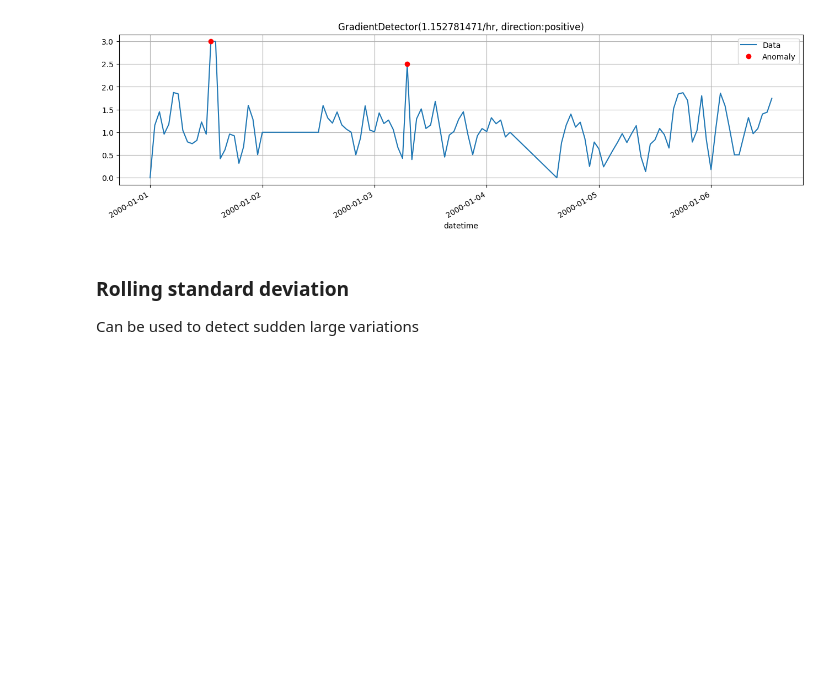
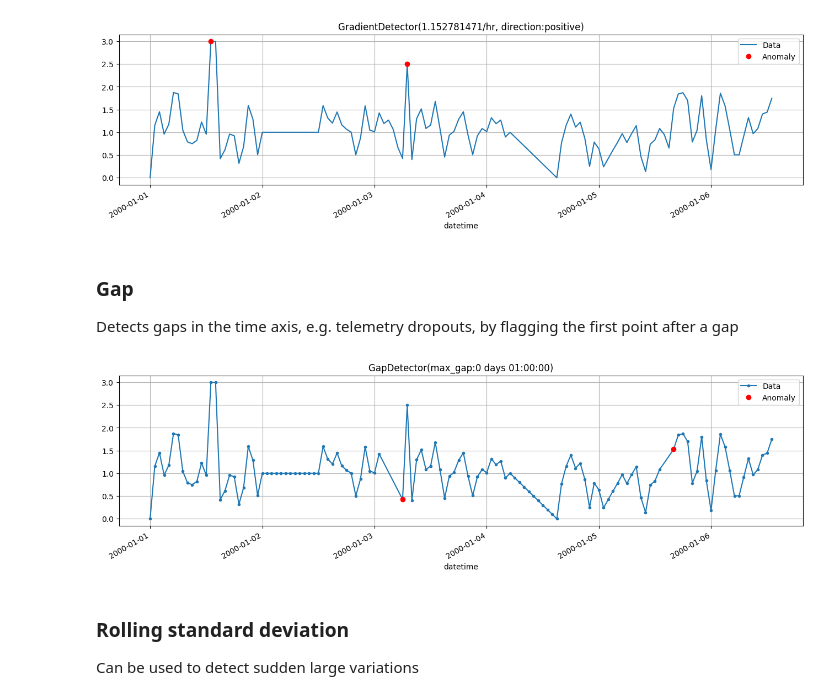
Before and after one commit to DHI/tsod, a Jupyter notebook: notebooks/Getting started.ipynb, the cells around one changed output. Cells and saved outputs as stored; diff of their text form; code cells hidden in the pictures; blank space fills up the shorter version.

Commit message:
Add GapDetector example to Getting started notebook
Co-Authored-By: Claude Opus 5.5 <noreply@anthropic.com>

```diff
--- a/notebooks/Getting started.ipynb
+++ b/notebooks/Getting started.ipynb
@@ -82,6 +83,24 @@ ax = series.plot(label="Data", legend=True, figsize=(16, 4))
 ax = series[anomalies].plot(style="ro", label="Anomaly", legend=True, ax=ax, title=magd.__str__(), grid=True)
 # %% [output]
 [figure]
+# %% [markdown]
+### **Gap**
+
+Detects gaps in the time axis, e.g. telemetry dropouts, by flagging the first point after a gap
+# %%
+# Remove some points to emulate telemetry dropouts
+series_with_gaps = series.drop(series.index[[50, 51, 52, 53, 110, 111]])
+
+# Fit the detector to set max_gap to the largest interval in a period without gaps
+gd = GapDetector()
+gd.fit(series_with_gaps[0:40])
+
+anomalies = gd.detect(series_with_gaps)
+# plot results
+ax = series_with_gaps.plot(style=".-", label="Data", legend=True, figsize=(16, 4))
+ax = series_with_gaps[anomalies].plot(style="ro", label="Anomaly", legend=True, ax=ax, title=gd.__str__(), grid=True)
+# %% [output]
+[figure, added]
 # %% [markdown]
 ### **Rolling standard deviation**
 
```
Also changed, not shown: parts of 1 cell of this notebook.
